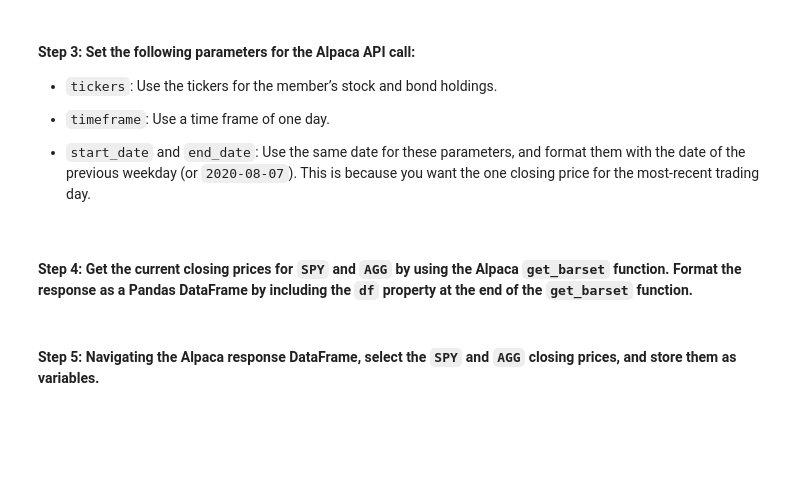
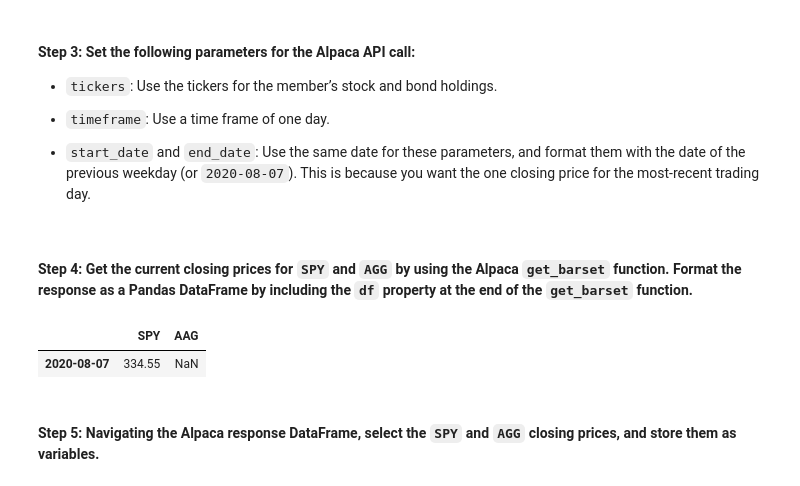
Before and after one commit to madhugirl/financial-planning-tools, a Jupyter notebook: financial_planning_tools.ipynb, the cells around one changed output. Saved outputs shown, nothing was run; the diff lists cells and outputs as text; code cells hidden in the pictures; blank space fills up the shorter version.

```diff
--- a/financial_planning_tools.ipynb
+++ b/financial_planning_tools.ipynb
@@ -189,11 +189,14 @@ agg_shares = 200
 #### Step 2: Set the variables for the Alpaca API and secret keys. Using the Alpaca SDK, create the Alpaca `tradeapi.REST` object. In this object, include the parameters for the Alpaca API key, the secret key, and the version number.
 # %%
 # Set the variables for the Alpaca API and secret keys
-# YOUR CODE HERE
-# YOUR CODE HERE
+alpaca_api_key = os.getenv("ALPACA_API_KEY")
+alpaca_secret_key = os.getenv("ALPACA_SECRET_KEY")
 
 # Create the Alpaca tradeapi.REST object
-# YOUR CODE HERE
+alpaca = tradeapi.REST(
+    alpaca_api_key,
+    alpaca_secret_key,
+    api_version="v2")
 # %% [markdown]
 #### Step 3: Set the following parameters for the Alpaca API call:
 
@@ -204,26 +207,38 @@ agg_shares = 200
 - `start_date` and `end_date`: Use the same date for these parameters, and format them with the date of the previous weekday (or `2020-08-07`). This is because you want the one closing price for the most-recent trading day.
 # %%
 # Set the tickers for both the bond and stock portion of the portfolio
-# YOUR CODE HERE
+tickers = ["SPY", "AAG"]
 
 # Set timeframe to 1D
-# YOUR CODE HERE
+timeframe = "1D"
 
 # Format current date as ISO format
 # Set both the start and end date at the date of your prior weekday
 # This will give you the closing price of the previous trading day
 # Alternatively you can use a start and end date of 2020-08-07
-# YOUR CODE HERE
-# YOUR CODE HERE
+start_date = pd.Timestamp("2020-08-07", tz="America/New_York").isoformat()
+end_date = pd.Timestamp("2020-08-07", tz="America/New_York").isoformat()
 # %% [markdown]
 #### Step 4: Get the current closing prices for `SPY` and `AGG` by using the Alpaca `get_barset` function. Format the response as a Pandas DataFrame by including the `df` property at the end of the `get_barset` function.
 # %%
 # Use the Alpaca get_barset function to get current closing prices the portfolio
 # Be sure to set the `df` property after the function to format the response object as a DataFrame
-# YOUR CODE HERE
+df_portfolio = alpaca.get_barset(
+    tickers,
+    timeframe,
+    start = start_date,
+    end = end_date
+).df
 
+closing_prices_df = pd.DataFrame()
+closing_prices_df["SPY"] = df_portfolio["SPY"]["close"]
+closing_prices_df["AAG"] = df_portfolio["AAG"]["close"]
+closing_prices_df.index = closing_prices_df.index.date
 # Review the first 5 rows of the Alpaca DataFrame
-# YOUR CODE HERE
+closing_prices_df.head()
+# %% [output]
+|  | SPY | AAG |
+| 2020-08-07 | 334.55 | NaN |
 # %% [markdown]
 #### Step 5: Navigating the Alpaca response DataFrame, select the `SPY` and `AGG` closing prices, and store them as variables.
 # %%
```
Also changed, not shown: parts of 8 cells of this notebook.
